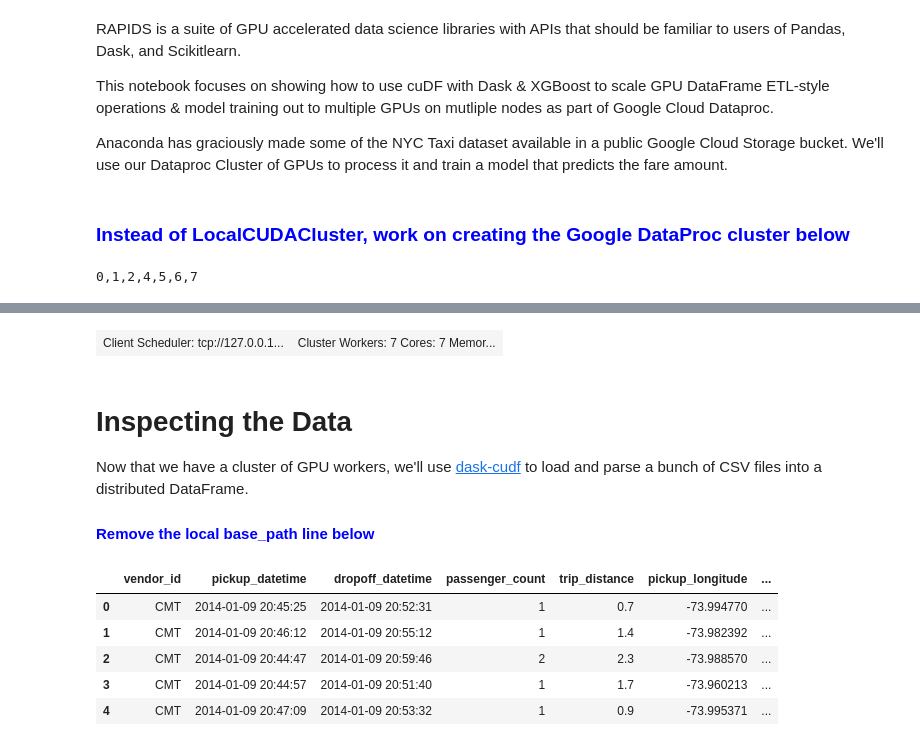
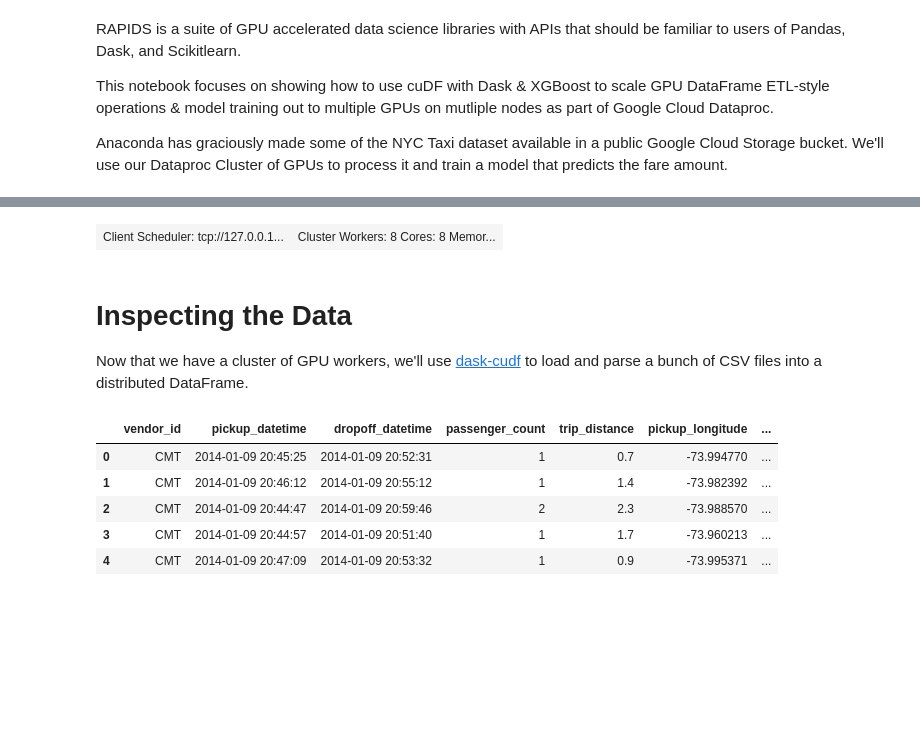
Before and after one commit to think-high/notebooks-contrib, a Jupyter notebook: intermediate_notebooks/E2E/taxi/NYCTaxi-E2E-GPU-Dask.ipynb, the cells around one changed output, grey strips where cells are left out. Cells and saved outputs as stored; diff of their text form; code cells hidden in the pictures; blank space fills up the shorter version.

```diff
--- a/intermediate_notebooks/E2E/taxi/NYCTaxi-E2E-GPU-Dask.ipynb
+++ b/intermediate_notebooks/E2E/taxi/NYCTaxi-E2E-GPU-Dask.ipynb
@@ -6,23 +6,11 @@ RAPIDS is a suite of GPU accelerated data science libraries with APIs that shoul
 This notebook focuses on showing how to use cuDF with Dask & XGBoost to scale GPU DataFrame ETL-style operations & model training out to multiple GPUs on mutliple nodes as part of Google Cloud Dataproc.
 
 Anaconda has graciously made some of the NYC Taxi dataset available in a public Google Cloud Storage bucket. We'll use our Dataproc Cluster of GPUs to process it and train a model that predicts the fare amount.
-# %% [markdown]
-### <font color=blue> Instead of LocalCUDACluster, work on creating the Google DataProc cluster below
-# %%
-import os
-
-os.environ["CUDA_VISIBLE_DEVICES"] = "0,1,2,4,5,6,7"
-
-print(os.environ['CUDA_VISIBLE_DEVICES'])
-# %% [output]
-0,1,2,4,5,6,7
 # %%
-import numpy as np
 import pandas as pd
 import matplotlib as mpl
 import matplotlib.pyplot as plt
-import numpy as np
-import math
+import cupy
 import numba, socket, time
 import cudf
 import dask, dask_cudf
@@ -31,11 +19,25 @@ import cuspatial
 from dask.distributed import Client, wait
 from dask_cuda import LocalCUDACluster
 
+
 # connect to the Dask cluster created at Dataproc startup time
+#client = Client(socket.gethostname()+':8786')
+
+# if you're not using Dataproc, you can use dask_cuda to create a local CUDA cluster as well
+# as shown in the commented code below. Check https://github.com/rapidsai/dask-cuda for help
+
 cluster = LocalCUDACluster()
 client = Client(cluster)
+
 # forces workers to restart. useful to ensure GPU memory is clear
 client.restart()
+
+# limit work-stealing as much as possible
+dask.config.set({'distributed.scheduler.work-stealing': False})
+dask.config.get('distributed.scheduler.work-stealing')
+dask.config.set({'distributed.scheduler.bandwidth': 1})
+dask.config.get('distributed.scheduler.bandwidth')
+
 client
 # %% [output]
 distributed.nanny - WARNING - Restarting worker
@@ -43,10 +44,8 @@ distributed.nanny - WARNING - Restarting worker
-| Client Scheduler: tcp://127.0.0.1... | Cluster Workers: 7 Cores: 7 Memor... |
+| Client Scheduler: tcp://127.0.0.1... | Cluster Workers: 8 Cores: 8 Memor... |
 # %% [markdown]
 # Inspecting the Data
 
 Now that we have a cluster of GPU workers, we'll use [dask-cudf](https://github.com/rapidsai/dask-cudf/) to load and parse a bunch of CSV files into a distributed DataFrame.
-
-#### <font color=blue> Remove the local base_path line below
 # %%
 '''if you get 'ModuleNotFoundError: No module named 'gcsfs', run `!pip install gcsfs`
 '''
```
Also changed, not shown: parts of 11 cells of this notebook, 16 other files.
